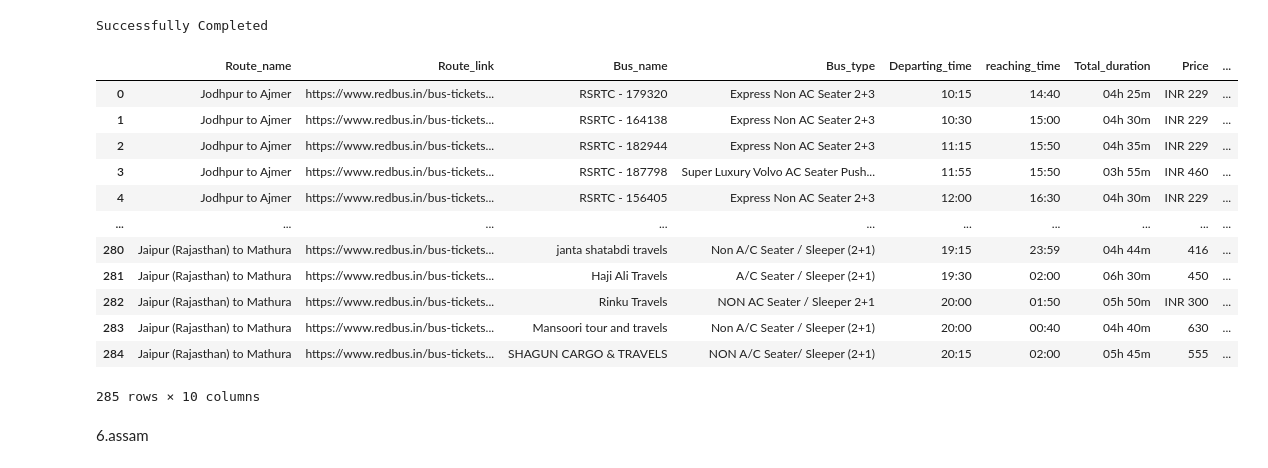
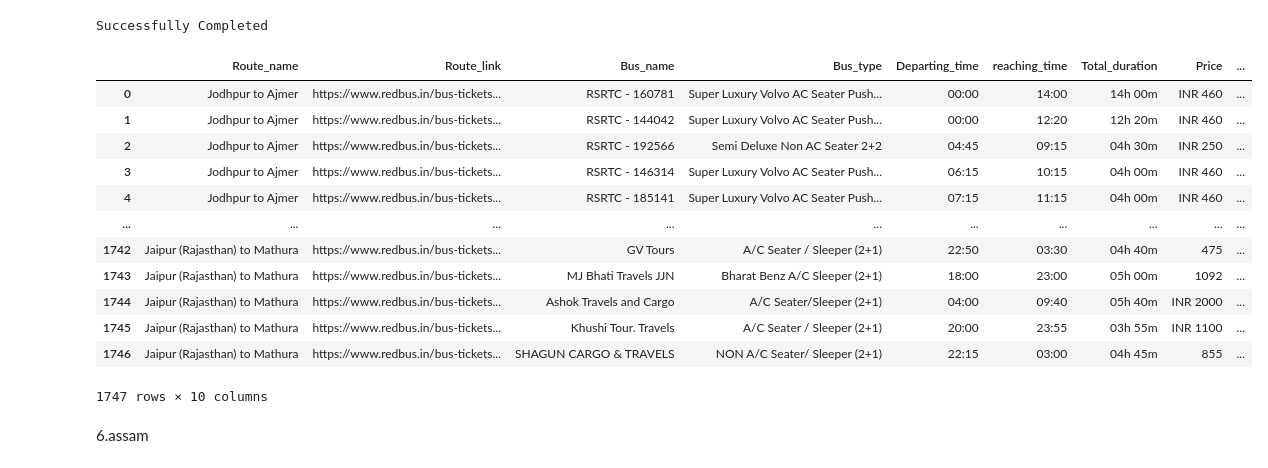
Before and after one commit to Sandhyasrinivasan29/Red-Bus-Selenium-Web-Scraping-, a Jupyter notebook: redbus.ipynb, the cells around one changed output. Drawn from its saved outputs; the diff is of its cells as text; code cells hidden in the pictures.

```diff
--- a/redbus.ipynb
+++ b/redbus.ipynb
@@ -1483,35 +1279,34 @@ print("Successfully Completed")
 # %% [output]
 Successfully Completed
 # %%
-rajasthan_data={"Route_name":Route_names_r,
-             "Route_link":Route_links_r,
-             "Bus_name":Bus_names_r,
-             "Bus_type":Bus_types_r,
-             "Departing_time":Start_Time_r,
-             "reaching_time":End_Time_r,
-             "Total_duration": Total_Duration_r,
-             "Price":Prices_r,
-             "Seats_available":Seats_Available_r,
-             "Ratings":Ratings_r
+rajasthan_data={"Route_name":Route_names,
+             "Route_link":Route_links,
+             "Bus_name":Bus_names_R,
+             "Bus_type":Bus_types_R,
+             "Departing_time":Start_Time_R,
+             "reaching_time":End_Time_R,
+             "Total_duration": Total_Duration_R,
+             "Price":Prices_R,
+             "Seats_available":Seats_Available_R,
+             "Ratings":Ratings_R
              }
-data4=pd.DataFrame(rajasthan_data)
-data4.to_csv("rajasthan_bus.csv",index=False)
+bus5=pd.DataFrame(rajasthan_data)
+bus5.to_csv("rajasthan_bus.csv",index=False)
+bus5
+# %% [output]
+|  | Route_name | Route_link | Bus_name | Bus_type | Departing_time | reaching_time | Total_duration | Price | ... |
+| 0 | Jodhpur to Ajmer | https://www.redbus.in/bus-tickets... | RSRTC - 160781 | Super Luxury Volvo AC Seater Push... | 00:00 | 14:00 | 14h 00m | INR 460 | ... |
+| 1 | Jodhpur to Ajmer | https://www.redbus.in/bus-tickets... | RSRTC - 144042 | Super Luxury Volvo AC Seater Push... | 00:00 | 12:20 | 12h 20m | INR 460 | ... |
+| 2 | Jodhpur to Ajmer | https://www.redbus.in/bus-tickets... | RSRTC - 192566 | Semi Deluxe Non AC Seater 2+2 | 04:45 | 09:15 | 04h 30m | INR 250 | ... |
+| 3 | Jodhpur to Ajmer | https://www.redbus.in/bus-tickets... | RSRTC - 146314 | Super Luxury Volvo AC Seater Push... | 06:15 | 10:15 | 04h 00m | INR 460 | ... |
+| 4 | Jodhpur to Ajmer | https://www.redbus.in/bus-tickets... | RSRTC - 185141 | Super Luxury Volvo AC Seater Push... | 07:15 | 11:15 | 04h 00m | INR 460 | ... |
+| ... | ... | ... | ... | ... | ... | ... | ... | ... | ... |
+| 1742 | Jaipur (Rajasthan) to Mathura | https://www.redbus.in/bus-tickets... | GV Tours | A/C Seater / Sleeper (2+1) | 22:50 | 03:30 | 04h 40m | 475 | ... |
+| 1743 | Jaipur (Rajasthan) to Mathura | https://www.redbus.in/bus-tickets... | MJ Bhati Travels JJN | Bharat Benz A/C Sleeper (2+1) | 18:00 | 23:00 | 05h 00m | 1092 | ... |
+| 1744 | Jaipur (Rajasthan) to Mathura | https://www.redbus.in/bus-tickets... | Ashok Travels and Cargo | A/C Seater/Sleeper (2+1) | 04:00 | 09:40 | 05h 40m | INR 2000 | ... |
+| 1745 | Jaipur (Rajasthan) to Mathura | https://www.redbus.in/bus-tickets... | Khushi Tour. Travels | A/C Seater / Sleeper (2+1) | 20:00 | 23:55 | 03h 55m | INR 1100 | ... |
+| 1746 | Jaipur (Rajasthan) to Mathura | https://www.redbus.in/bus-tickets... | SHAGUN CARGO & TRAVELS | NON A/C Seater/ Sleeper (2+1) | 22:15 | 03:00 | 04h 45m | 855 | ... |
+1747 rows × 10 columns
-# %%
-data4
-# %% [output]
-|  | Route_name | Route_link | Bus_name | Bus_type | Departing_time | reaching_time | Total_duration | Price | ... |
-| 0 | Jodhpur to Ajmer | https://www.redbus.in/bus-tickets... | RSRTC - 179320 | Express Non AC Seater 2+3 | 10:15 | 14:40 | 04h 25m | INR 229 | ... |
-| 1 | Jodhpur to Ajmer | https://www.redbus.in/bus-tickets... | RSRTC - 164138 | Express Non AC Seater 2+3 | 10:30 | 15:00 | 04h 30m | INR 229 | ... |
-| 2 | Jodhpur to Ajmer | https://www.redbus.in/bus-tickets... | RSRTC - 182944 | Express Non AC Seater 2+3 | 11:15 | 15:50 | 04h 35m | INR 229 | ... |
-| 3 | Jodhpur to Ajmer | https://www.redbus.in/bus-tickets... | RSRTC - 187798 | Super Luxury Volvo AC Seater Push... | 11:55 | 15:50 | 03h 55m | INR 460 | ... |
-| 4 | Jodhpur to Ajmer | https://www.redbus.in/bus-tickets... | RSRTC - 156405 | Express Non AC Seater 2+3 | 12:00 | 16:30 | 04h 30m | INR 229 | ... |
-| ... | ... | ... | ... | ... | ... | ... | ... | ... | ... |
-| 280 | Jaipur (Rajasthan) to Mathura | https://www.redbus.in/bus-tickets... | janta shatabdi travels | Non A/C Seater / Sleeper (2+1) | 19:15 | 23:59 | 04h 44m | 416 | ... |
-| 281 | Jaipur (Rajasthan) to Mathura | https://www.redbus.in/bus-tickets... | Haji Ali Travels | A/C Seater / Sleeper (2+1) | 19:30 | 02:00 | 06h 30m | 450 | ... |
-| 282 | Jaipur (Rajasthan) to Mathura | https://www.redbus.in/bus-tickets... | Rinku Travels | NON AC Seater / Sleeper 2+1 | 20:00 | 01:50 | 05h 50m | INR 300 | ... |
-| 283 | Jaipur (Rajasthan) to Mathura | https://www.redbus.in/bus-tickets... | Mansoori tour and travels | Non A/C Seater / Sleeper (2+1) | 20:00 | 00:40 | 04h 40m | 630 | ... |
-| 284 | Jaipur (Rajasthan) to Mathura | https://www.redbus.in/bus-tickets... | SHAGUN CARGO & TRAVELS | NON A/C Seater/ Sleeper (2+1) | 20:15 | 02:00 | 05h 45m | 555 | ... |
-285 rows × 10 columns
 # %% [markdown]
 6.assam
 # %%
```
Also changed, not shown: parts of 74 cells of this notebook.
